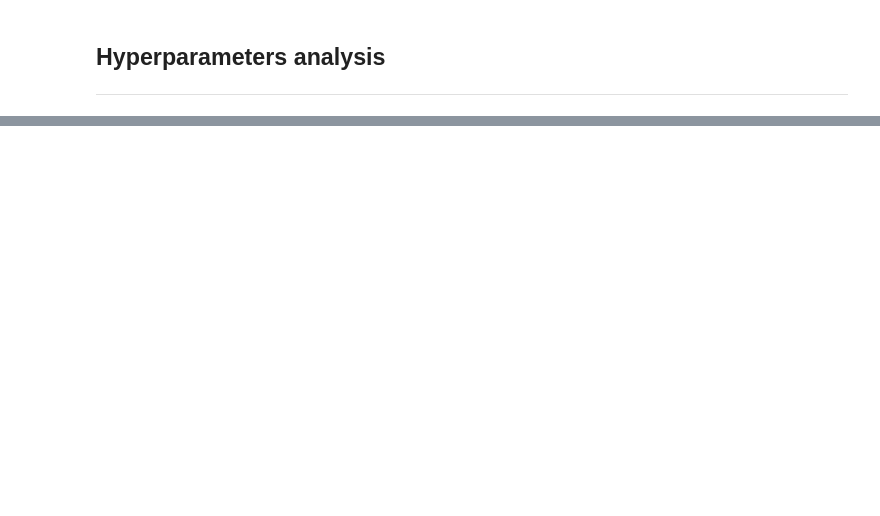
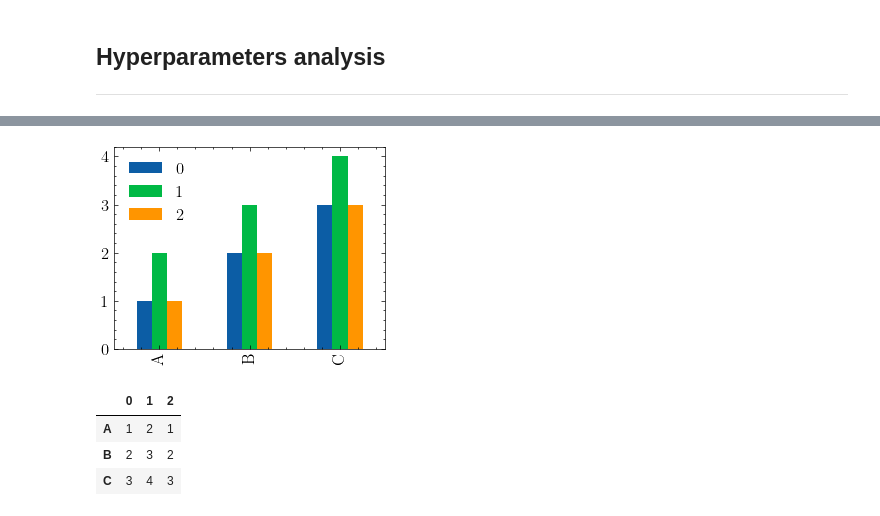
Before and after one commit to DaniilLaptev/pinns, a Jupyter notebook: code/diffusion.ipynb, the cells around one changed output, grey strips where cells are left out. Saved outputs shown, nothing was run; the diff lists cells and outputs as text; code cells hidden in the pictures; blank space fills up the shorter version.

```diff
--- a/code/diffusion.ipynb
+++ b/code/diffusion.ipynb
@@ -428,0 +500,18 @@ for df in [diff1, diff2]:
+# %%
+X = ['A','B','C']
+Y = [1,2,3]
+Z = [2,3,4]
+
+df = pd.DataFrame(np.c_[Y,Z,Y], index=X)
+df.plot.bar()
+
+plt.show()
+# %% [output]
+[figure, added]
+# %%
+df
+# %% [output]
+|  | 0 | 1 | 2 |
+| A | 1 | 2 | 1 |
+| B | 2 | 3 | 2 |
+| C | 3 | 4 | 3 |
```
Also changed, not shown: parts of 12 cells of this notebook, 5 other files.
